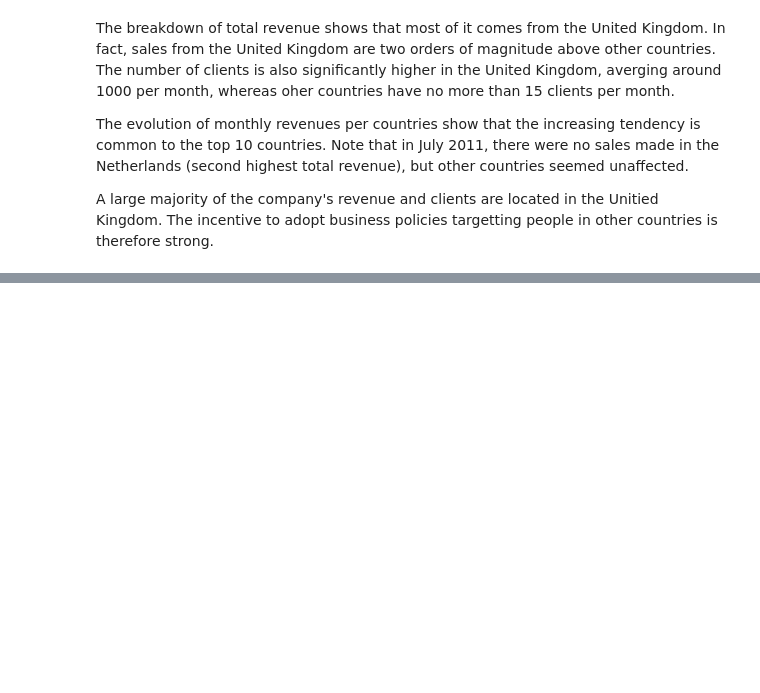
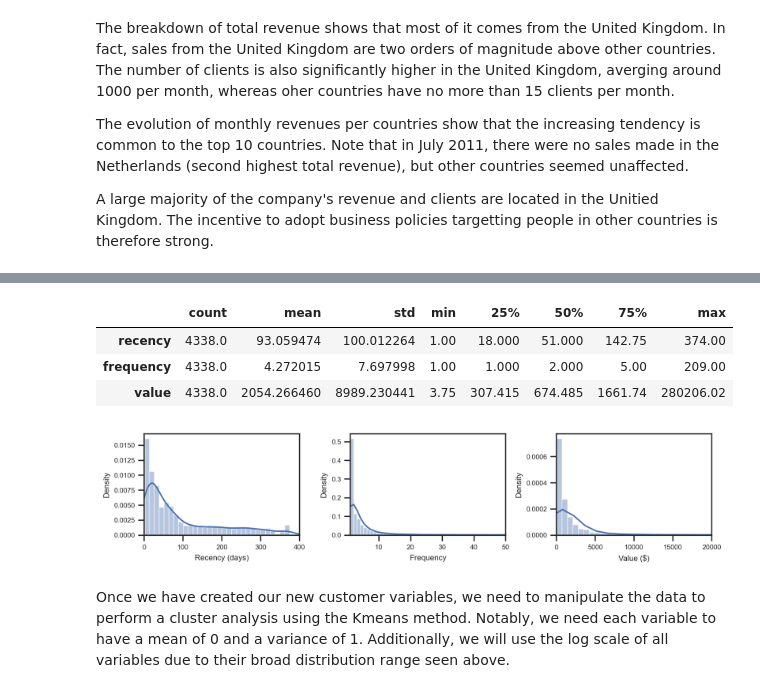
Before and after one commit to maximemarin/DA_notebook, a Jupyter notebook: Customer_seg.ipynb, the cells around one changed output, grey strips where cells are left out. Saved outputs shown, nothing was run; the diff lists cells and outputs as text; code cells hidden in the pictures; blank space fills up the shorter version.

```diff
--- a/Customer_seg.ipynb
+++ b/Customer_seg.ipynb
@@ -238,0 +247,46 @@ The use of cluster blahbliblou
+# %%
+data['InvoiceDate'] = data['InvoiceDate'].dt.floor('D')
+ref = data.InvoiceDate.max()+pd.DateOffset(1) #Get reference date
+data['recency'] = (ref - data.InvoiceDate).astype('timedelta64[D]')
+customer_data = data[['CustomerID','recency']].groupby("CustomerID").min()
+customer_data['frequency'] = data[['InvoiceNo','CustomerID']].groupby("CustomerID").nunique()
+customer_data['value'] = data[['PriceSale','CustomerID']].groupby(["CustomerID"]).sum()
+customer_data.describe().transpose()
+# %% [output]
+|  | count | mean | std | min | 25% | 50% | 75% | max |
+| recency | 4338.0 | 93.059474 | 100.012264 | 1.00 | 18.000 | 51.000 | 142.75 | 374.00 |
+| frequency | 4338.0 | 4.272015 | 7.697998 | 1.00 | 1.000 | 2.000 | 5.00 | 209.00 |
+| value | 4338.0 | 2054.266460 | 8989.230441 | 3.75 | 307.415 | 674.485 | 1661.74 | 280206.02 |
+# %%
+
+fig, axe = plt.subplots(1,3,figsize=(9,2), dpi=200)
+sns.set(style="ticks",color_codes=False)
+
+#Get the fitted parameters used by the function
+#(mu, sigma) = norm.fit(data)
+
+#Kernel Density plot
+sns.distplot(customer_data.recency,bins=30,ax=axe[0])
+axe[0].set_xlabel('Recency (days)')
+axe[0].set_xlim(0,400)
+sns.distplot(customer_data.frequency,bins=200,ax=axe[1])
+axe[1].set_xlabel('Frequency')
+axe[1].set_xlim(1,50)
+
+sns.distplot(customer_data.value,bins=400,ax=axe[2])
+axe[2].set_xlabel('Value ($)')
+axe[2].set_xlim(0,20000)
+
+for i in axe:
+    i.yaxis.label.set_size(8)
+    i.xaxis.label.set_size(8)
+    i.tick_params(axis='x',labelsize = 7)
+    i.tick_params(axis='y',labelsize = 7)
+
+
+fig.tight_layout(pad =0.5)
+# %% [output]
+[figure, added]
+# %% [markdown]
+Once we have created our new customer variables, we need to manipulate the data to perform a cluster analysis using the Kmeans method.
+Notably, we need each variable to have a mean of 0 and a variance of 1. Additionally, we will use the log scale of all variables due to their broad distribution range seen above.
```
Also changed, not shown: parts of 10 cells of this notebook.
